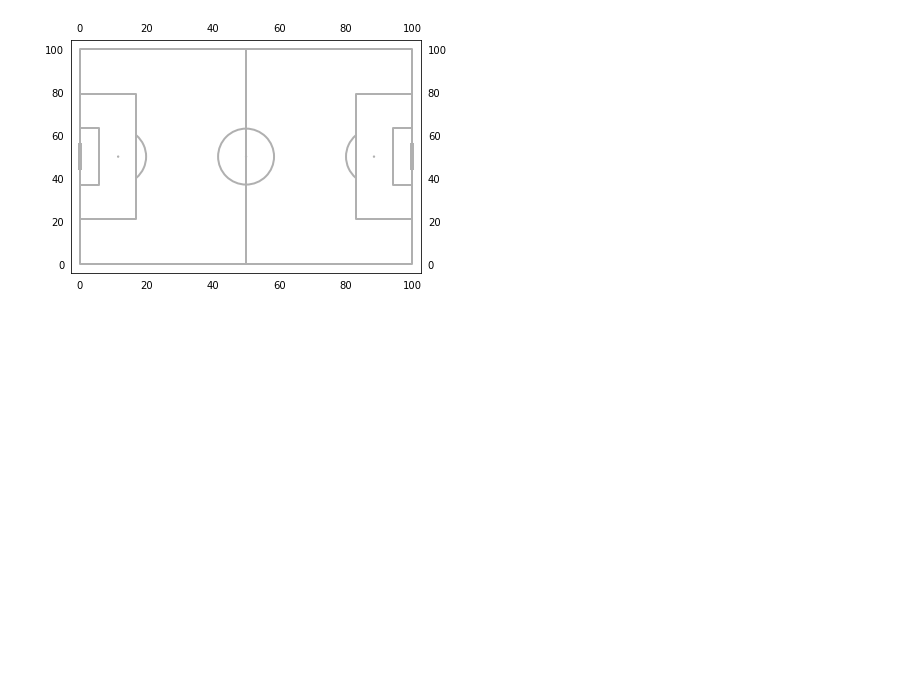
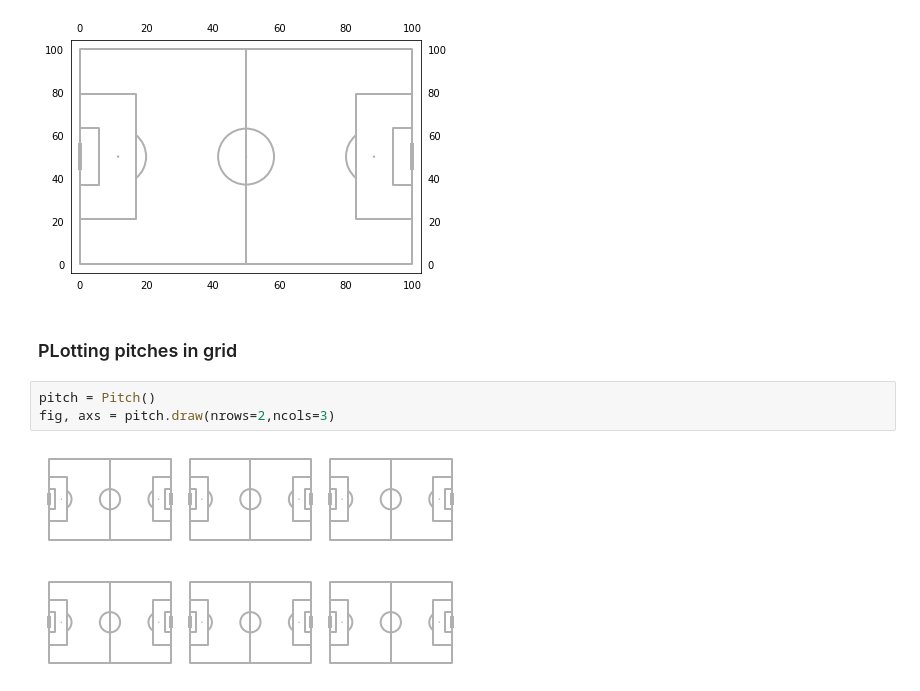
Before and after one commit to chikoungoun/Football, a Jupyter notebook: MPL Soccer/MPL Soccer intro.ipynb, the cells around one changed output. Cells and saved outputs as stored; diff of their text form; blank space fills up the shorter version.

Commit message:
pitches in grid

```diff
--- a/MPL Soccer/MPL Soccer intro.ipynb
+++ b/MPL Soccer/MPL Soccer intro.ipynb
@@ -50,3 +50,10 @@ pitch = Pitch(pitch_type='opta',pitch_length=105,pitch_width=68,
 fig, ax = pitch.draw()
 # %% [output]
 [figure]
+# %% [markdown]
+### PLotting pitches in grid
+# %%
+pitch = Pitch()
+fig, axs = pitch.draw(nrows=2,ncols=3)
+# %% [output]
+[figure, added]
```
